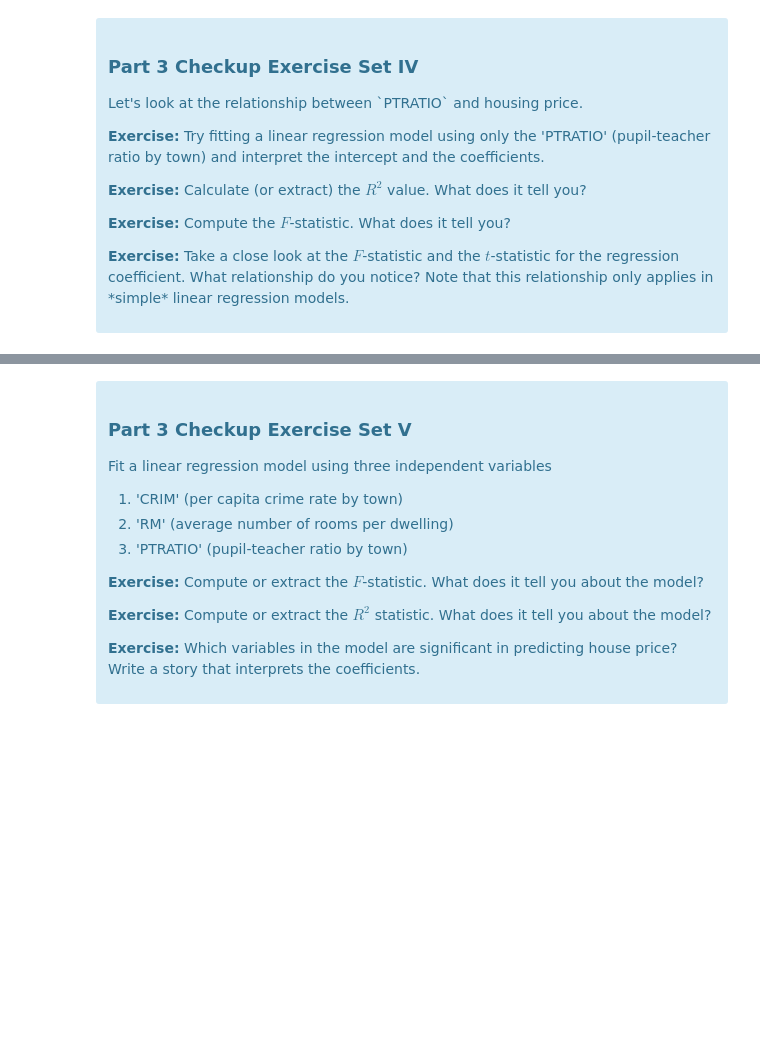
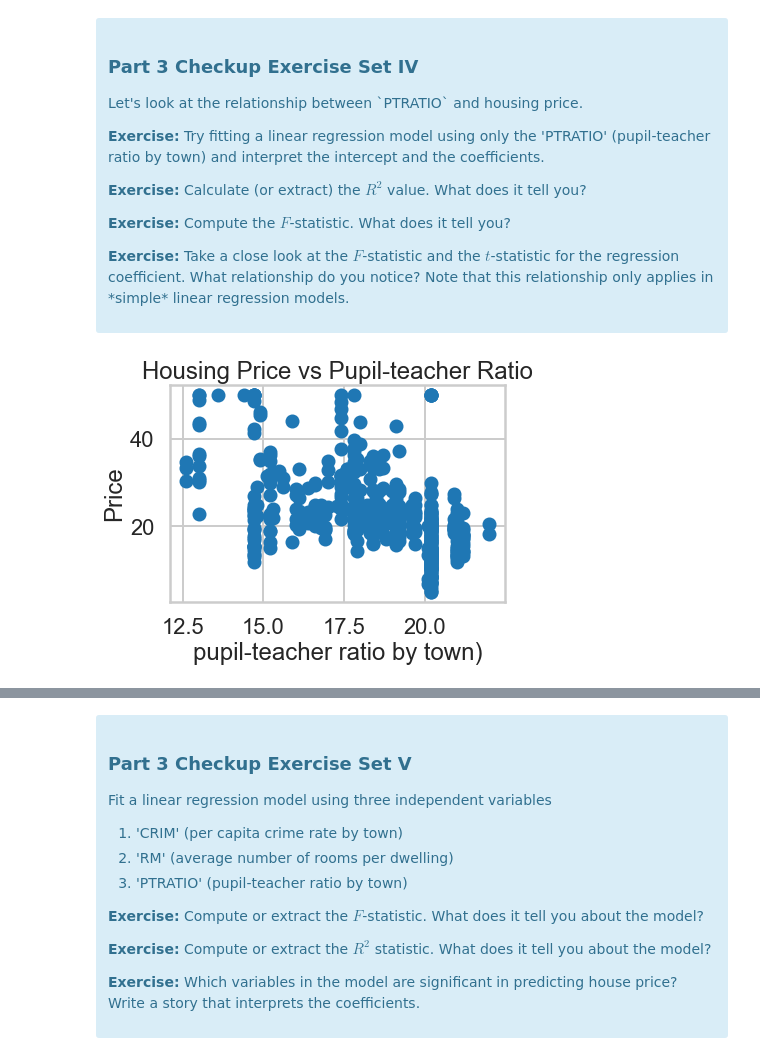
Before and after one commit to annafin/Springboard-Data-Science, a Jupyter notebook: unit_10_machine_learning/linear_regression/mini_project_linear_regression.ipynb, the cells around one changed output, grey strips where cells are left out. Cells and saved outputs as stored; diff of their text form; code cells hidden in the pictures; blank space fills up the shorter version.

```diff
--- a/unit_10_machine_learning/linear_regression/mini_project_linear_regression.ipynb
+++ b/unit_10_machine_learning/linear_regression/mini_project_linear_regression.ipynb
@@ -676,0 +675,10 @@ Once we compute the $F$-statistic, we can use the $F$-distribution with $N-K$ an
+# %%
+# your turn
+
+plt.scatter(bos.PTRATIO, bos.PRICE)
+plt.xlabel('pupil-teacher ratio by town)')
+plt.ylabel('Price')
+plt.title('Housing Price vs Pupil-teacher Ratio')
+plt.show()
+# %% [output]
+[figure, added]
```
Also changed, not shown: parts of 6 cells of this notebook.
